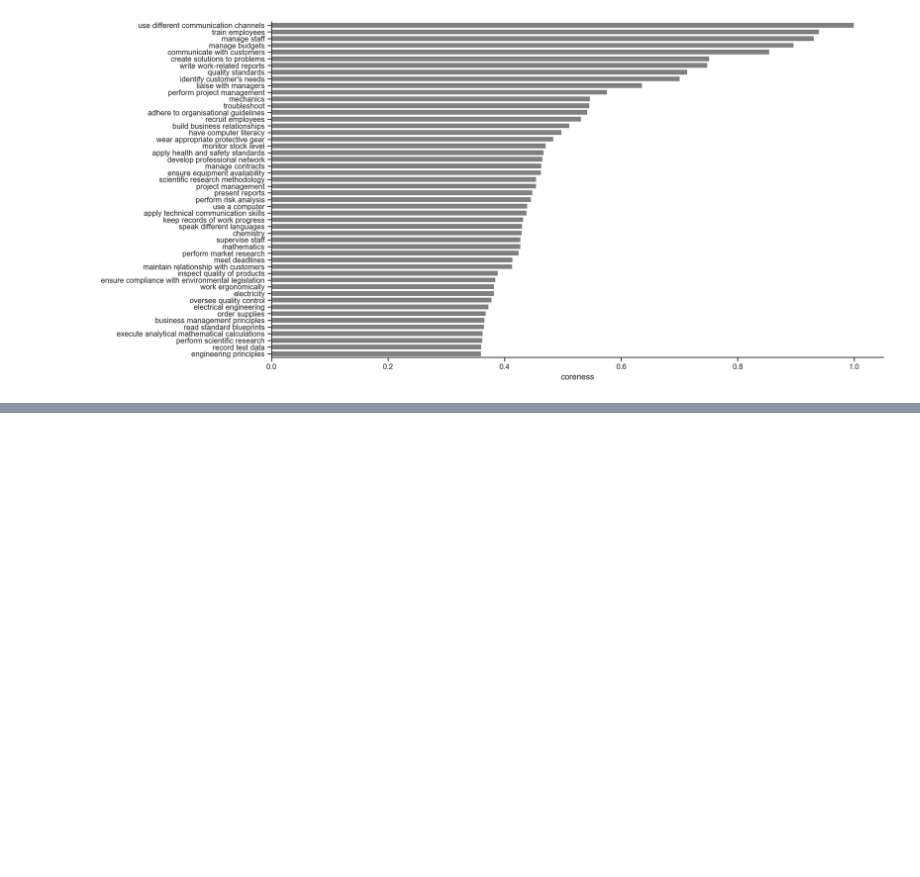
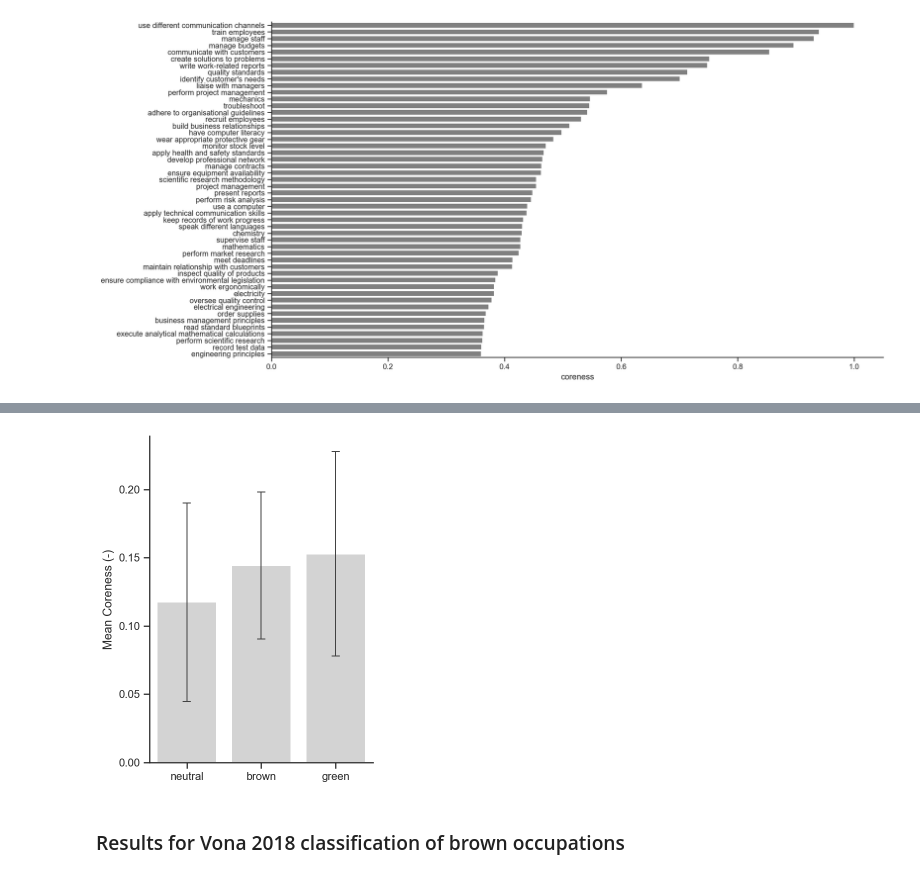
Before and after one commit to derpyninja/rejet, a Jupyter notebook: notebooks/11-fz-coreness-visualisations.ipynb, the cells around one changed output, grey strips where cells are left out. Cells and saved outputs as stored; diff of their text form; code cells hidden in the pictures; blank space fills up the shorter version.

```diff
--- a/notebooks/11-fz-coreness-visualisations.ipynb
+++ b/notebooks/11-fz-coreness-visualisations.ipynb
@@ -107,0 +349,19 @@ sns.despine()
+# %%
+f, ax = plt.subplots(figsize=(4, 6))
+sns.barplot(
+    data=df_coreness,
+    color="lightgrey",
+    ci="sd",
+    errwidth=1,
+    capsize=.1,
+    orient="v",
+    ax=ax
+)
+
+ax.set_ylabel("Mean Coreness (-)")
+
+sns.despine()
+# %% [output]
+[figure, added]
+# %% [markdown]
+### Results for Vona 2018 classification of brown occupations
```
Also changed, not shown: parts of 45 cells of this notebook, 4 other files.
